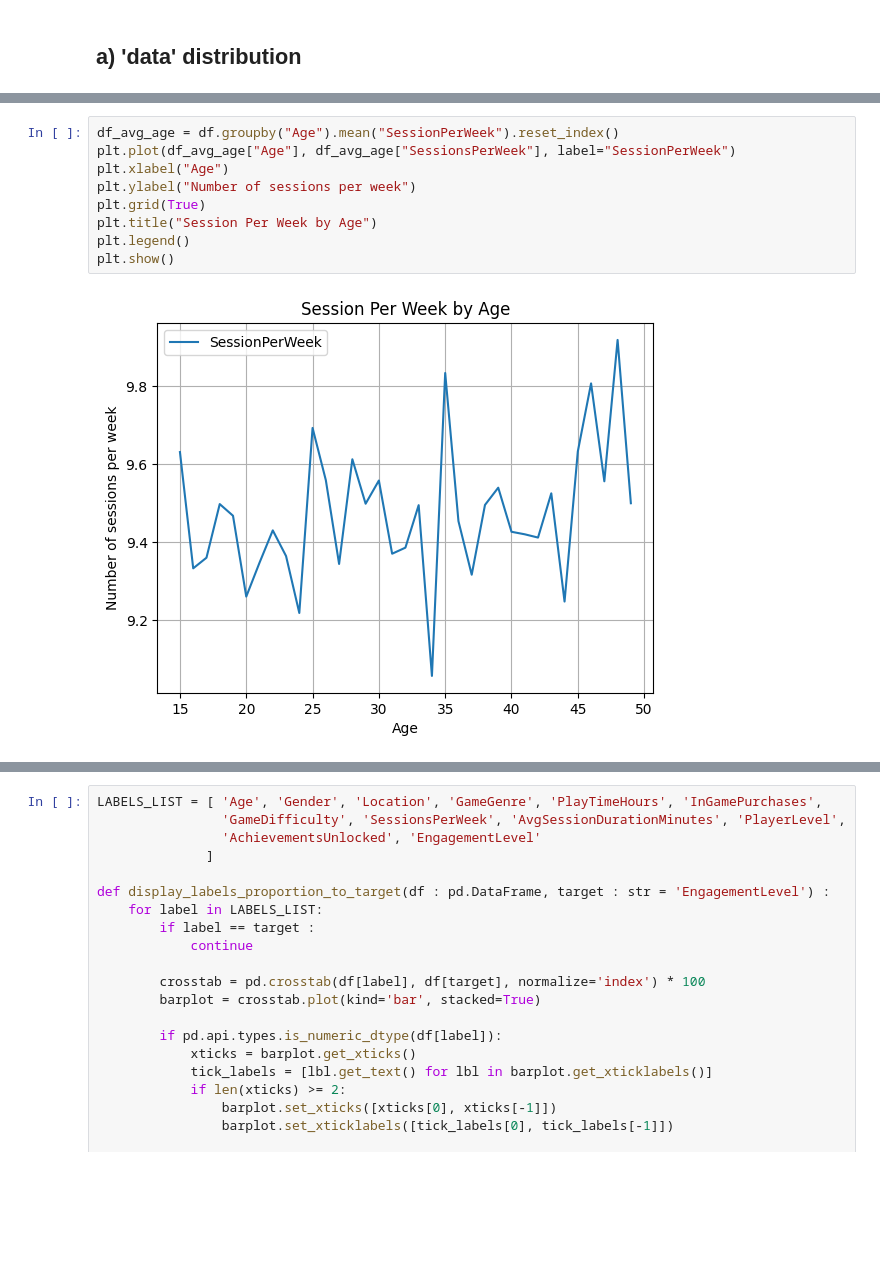
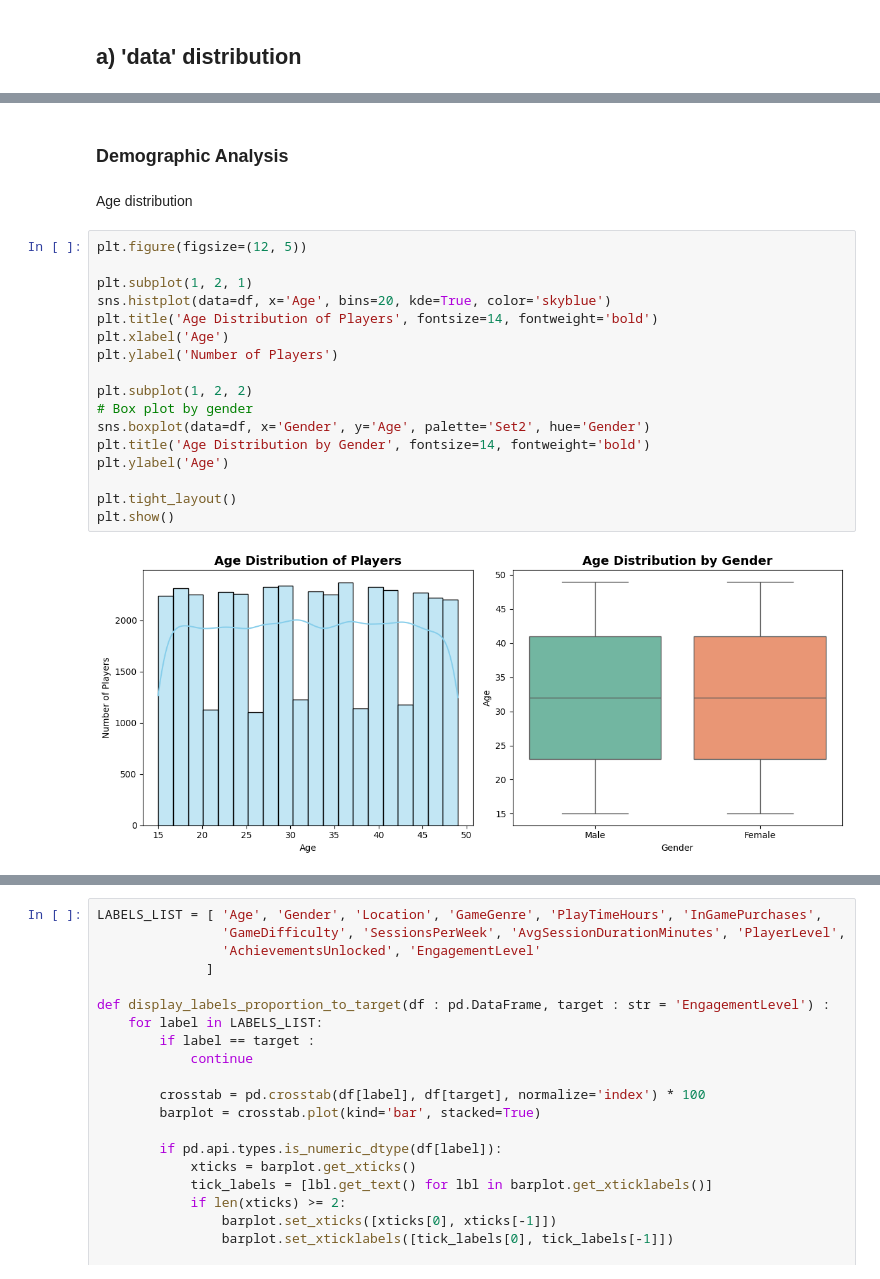
Before and after one commit to LogBlast/projectdata_group6, a Jupyter notebook: project_group6_with_FE&DP.ipynb, the cells around one changed output, grey strips where cells are left out. Drawn from its saved outputs; the diff is of its cells as text; blank space fills up the shorter version.

Commit message:
Added more data visualization

```diff
--- a/project_group6_with_FE&DP.ipynb
+++ b/project_group6_with_FE&DP.ipynb
@@ -156,11 +139,23 @@ plt.show()
-# %%
-df_avg_age = df.groupby("Age").mean("SessionPerWeek").reset_index()
-plt.plot(df_avg_age["Age"], df_avg_age["SessionsPerWeek"], label="SessionPerWeek")
-plt.xlabel("Age")
-plt.ylabel("Number of sessions per week")
-plt.grid(True)
-plt.title("Session Per Week by Age")
-plt.legend()
-plt.show()
-# %% [output]
-[figure, removed]
+# %% [markdown]
+### Demographic Analysis
+# %% [markdown]
+Age distribution
+# %%
+plt.figure(figsize=(12, 5))
+
+plt.subplot(1, 2, 1)
+sns.histplot(data=df, x='Age', bins=20, kde=True, color='skyblue')
+plt.title('Age Distribution of Players', fontsize=14, fontweight='bold')
+plt.xlabel('Age')
+plt.ylabel('Number of Players')
+
+plt.subplot(1, 2, 2)
+# Box plot by gender
+sns.boxplot(data=df, x='Gender', y='Age', palette='Set2', hue='Gender')
+plt.title('Age Distribution by Gender', fontsize=14, fontweight='bold')
+plt.ylabel('Age')
+
+plt.tight_layout()
+plt.show()
+# %% [output]
+[figure, added]
```
Also changed, not shown: parts of 16 cells of this notebook, 1 other file.
